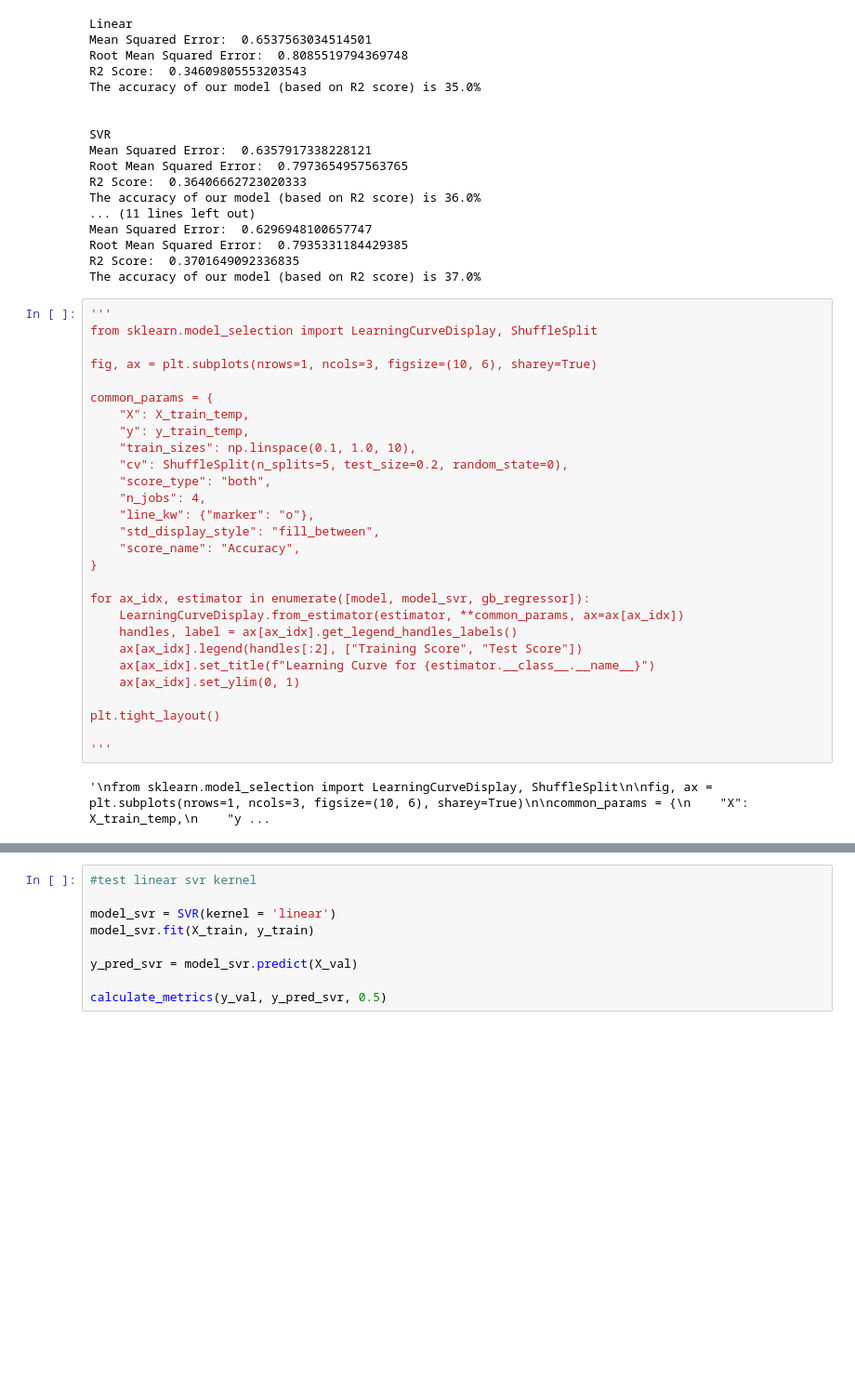
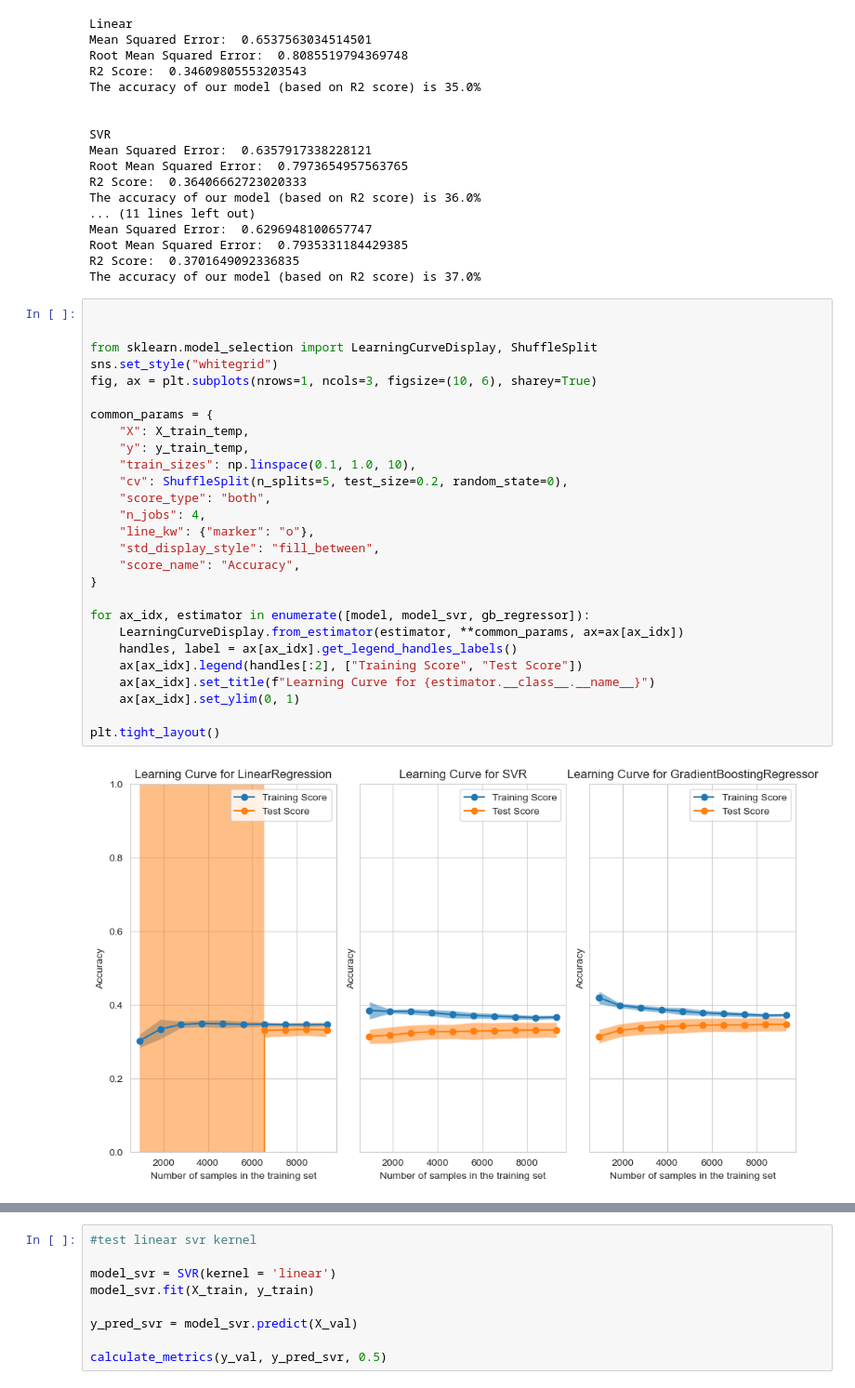
Before and after one commit to bdeanhardt/DIS_ML_Final_Project, a Jupyter notebook: exploration.ipynb, the cells around one changed output, grey strips where cells are left out. Shown at 93% size. Saved outputs shown, nothing was run; the diff lists cells and outputs as text; blank space fills up the shorter version.

```diff
--- a/exploration.ipynb
+++ b/exploration.ipynb
@@ -542,32 +542,31 @@ Root Mean Squared Error:  0.7935331184429385
 R2 Score:  0.3701649092336835
 The accuracy of our model (based on R2 score) is 37.0%
 # %%
-'''
+
+
 from sklearn.model_selection import LearningCurveDisplay, ShuffleSplit
-
+sns.set_style("whitegrid")
 fig, ax = plt.subplots(nrows=1, ncols=3, figsize=(10, 6), sharey=True)
 
 common_params = {
     "X": X_train_temp,
     "y": y_train_temp,
     "train_sizes": np.linspace(0.1, 1.0, 10),
     "cv": ShuffleSplit(n_splits=5, test_size=0.2, random_state=0),
     "score_type": "both",
     "n_jobs": 4,
     "line_kw": {"marker": "o"},
     "std_display_style": "fill_between",
     "score_name": "Accuracy",
 }
 
 for ax_idx, estimator in enumerate([model, model_svr, gb_regressor]):
     LearningCurveDisplay.from_estimator(estimator, **common_params, ax=ax[ax_idx])
     handles, label = ax[ax_idx].get_legend_handles_labels()
     ax[ax_idx].legend(handles[:2], ["Training Score", "Test Score"])
     ax[ax_idx].set_title(f"Learning Curve for {estimator.__class__.__name__}")
     ax[ax_idx].set_ylim(0, 1)
 
 plt.tight_layout()
-
-'''
 # %% [output]
-'\nfrom sklearn.model_selection import LearningCurveDisplay, ShuffleSplit\n\nfig, ax = plt.subplots(nrows=1, ncols=3, figsize=(10, 6), sharey=True)\n\ncommon_params = {\n    "X": X_train_temp,\n    "y ...
+[figure, added]
```
Also changed, not shown: parts of 8 cells of this notebook.
